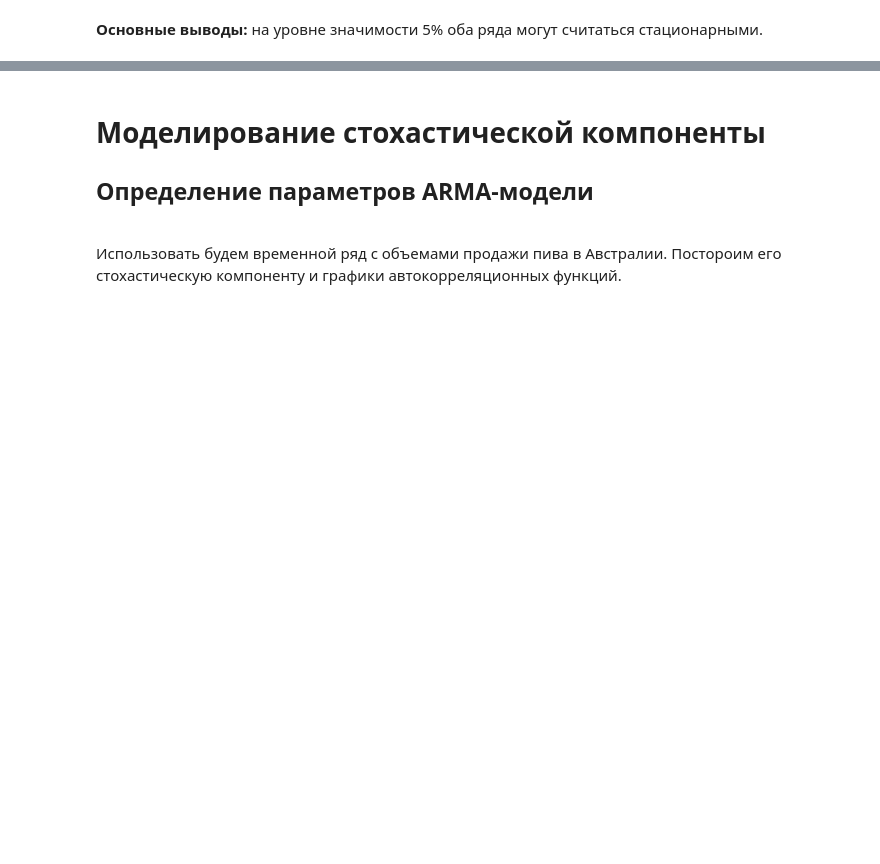
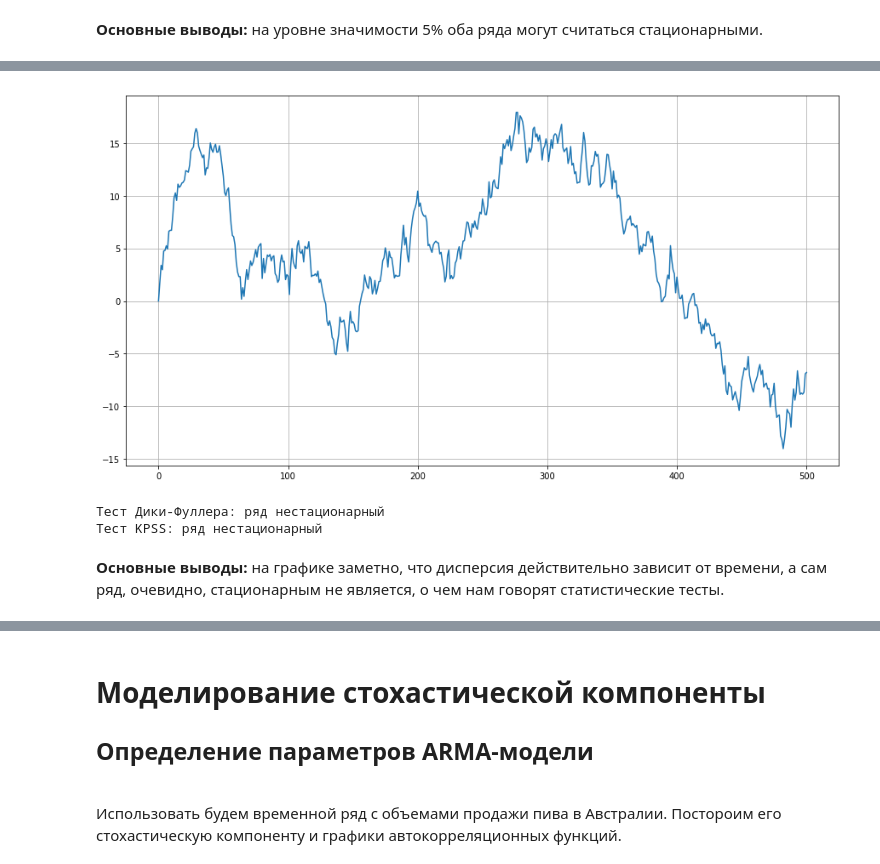
Before and after one commit to GeorgyFirsov/Educational-research-work, a Jupyter notebook: Анализ сезонности и стохастической компоненты.ipynb, the cells around one changed output, grey strips where cells are left out. Cells and saved outputs as stored; diff of their text form; code cells hidden in the pictures; blank space fills up the shorter version.

```diff
--- a/Анализ сезонности и стохастической компоненты.ipynb
+++ b/Анализ сезонности и стохастической компоненты.ipynb
@@ -298,0 +306,19 @@ Beer:          0.1
+# %%
+noise = scipy.stats.norm(loc=0, scale=1)
+# %%
+process = [0]
+for i in range(500):
+    process.append(process[-1]+ noise.rvs(random_state=i))
+# %%
+plt.plot(process)
+plt.grid()
+# %% [output]
+[figure, added]
+# %%
+dickey_fuller_test(process)
+kpss_test(process)
+# %% [output]
+Тест Дики-Фуллера: ряд нестационарный
+Тест KPSS: ряд нестационарный
+# %% [markdown]
+<span class="text_common"><b>Основные выводы:</b> на графике заметно, что дисперсия действительно зависит от времени, а сам ряд, очевидно, стационарным не является, о чем нам говорят статистические тесты.</span>
```
Also changed, not shown: parts of 24 cells of this notebook, 1 other file.
